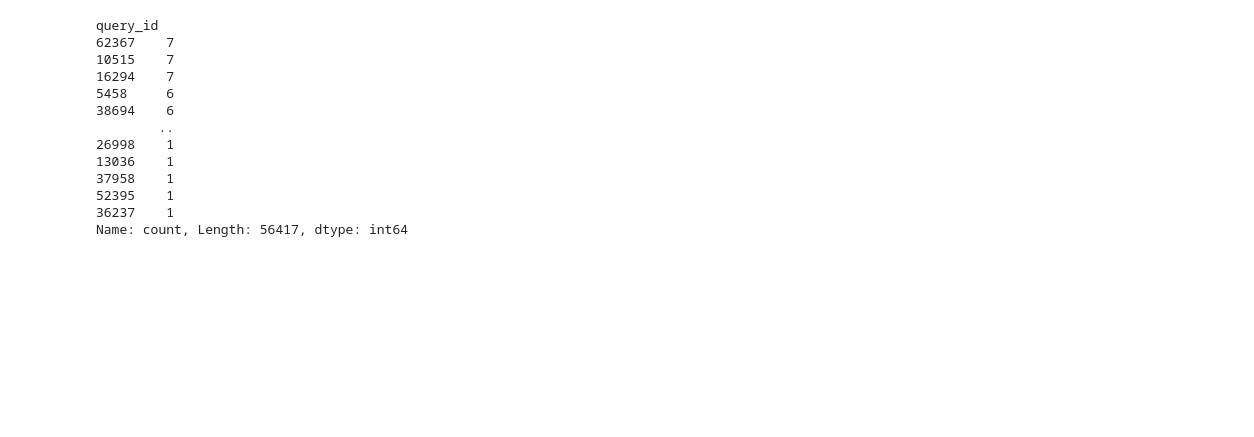
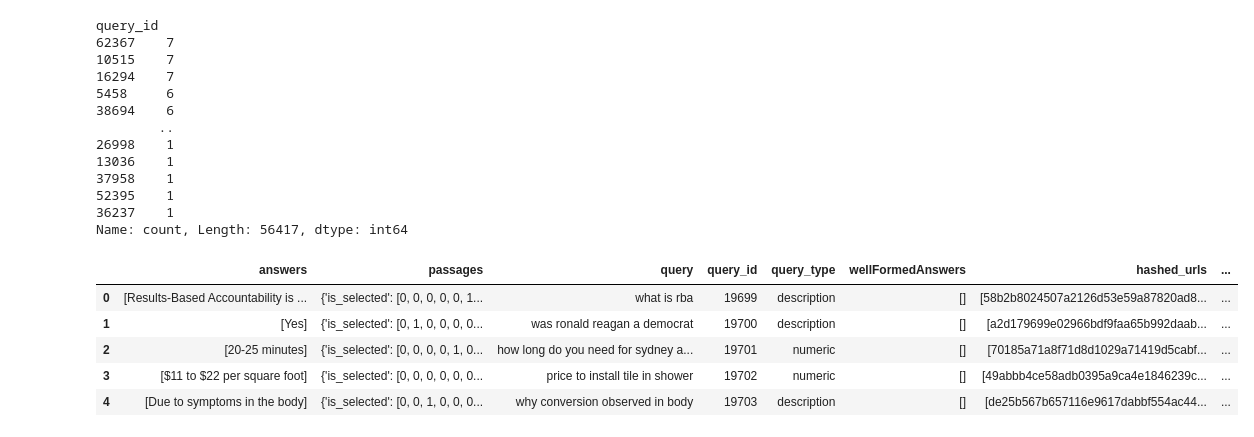
Before and after one commit to oleksandr-diudiun/mlx-week3, a Jupyter notebook: sid_rr_loop.ipynb, the cells around one changed output. Saved outputs shown, nothing was run; the diff lists cells and outputs as text; code cells hidden in the pictures; blank space fills up the shorter version.

```diff
--- a/sid_rr_loop.ipynb
+++ b/sid_rr_loop.ipynb
@@ -354,4 +375,13 @@ query_id
 52395    1
 36237    1
 Name: count, Length: 56417, dtype: int64
+# %%
+training_dataset_copy.head()
+# %% [output]
+|  | answers | passages | query | query_id | query_type | wellFormedAnswers | hashed_urls | ... |
+| 0 | [Results-Based Accountability is ... | {'is_selected': [0, 0, 0, 0, 0, 1... | what is rba | 19699 | description | [] | [58b2b8024507a2126d53e59a87820ad8... | ... |
+| 1 | [Yes] | {'is_selected': [0, 1, 0, 0, 0, 0... | was ronald reagan a democrat | 19700 | description | [] | [a2d179699e02966bdf9faa65b992daab... | ... |
+| 2 | [20-25 minutes] | {'is_selected': [0, 0, 0, 0, 1, 0... | how long do you need for sydney a... | 19701 | numeric | [] | [70185a71a8f71d8d1029a71419d5cabf... | ... |
+| 3 | [$11 to $22 per square foot] | {'is_selected': [0, 0, 0, 0, 0, 0... | price to install tile in shower | 19702 | numeric | [] | [49abbb4ce58adb0395a9ca4e1846239c... | ... |
+| 4 | [Due to symptoms in the body] | {'is_selected': [0, 0, 1, 0, 0, 0... | why conversion observed in body | 19703 | description | [] | [de25b567b657116e9617dabbf554ac44... | ... |
 # %%
```
Also changed, not shown: parts of 28 cells of this notebook, 3 other files.
